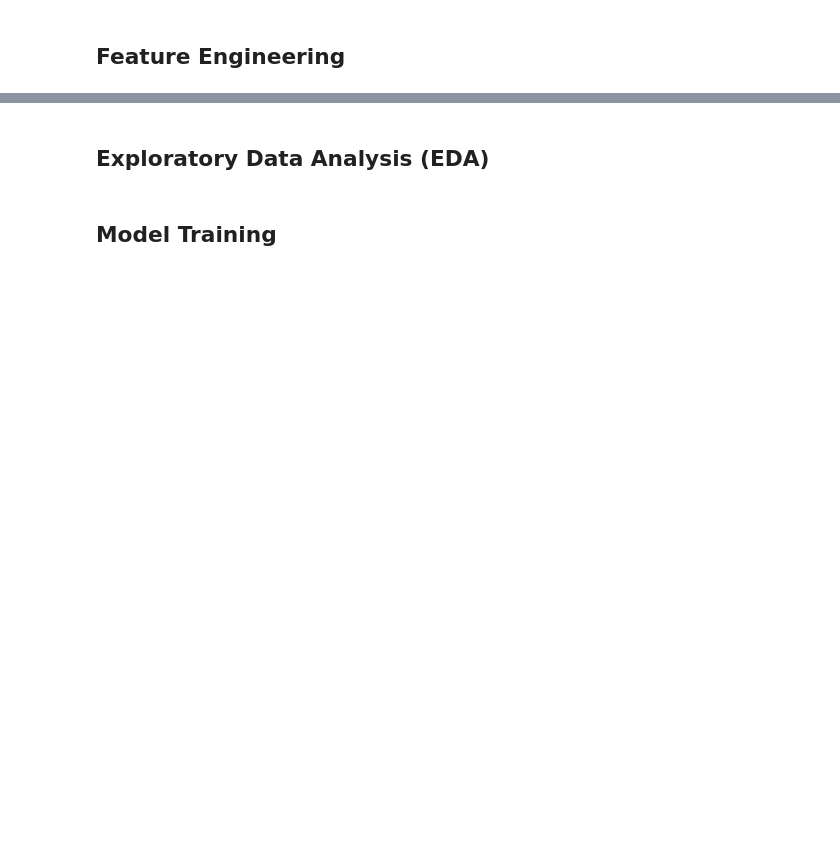
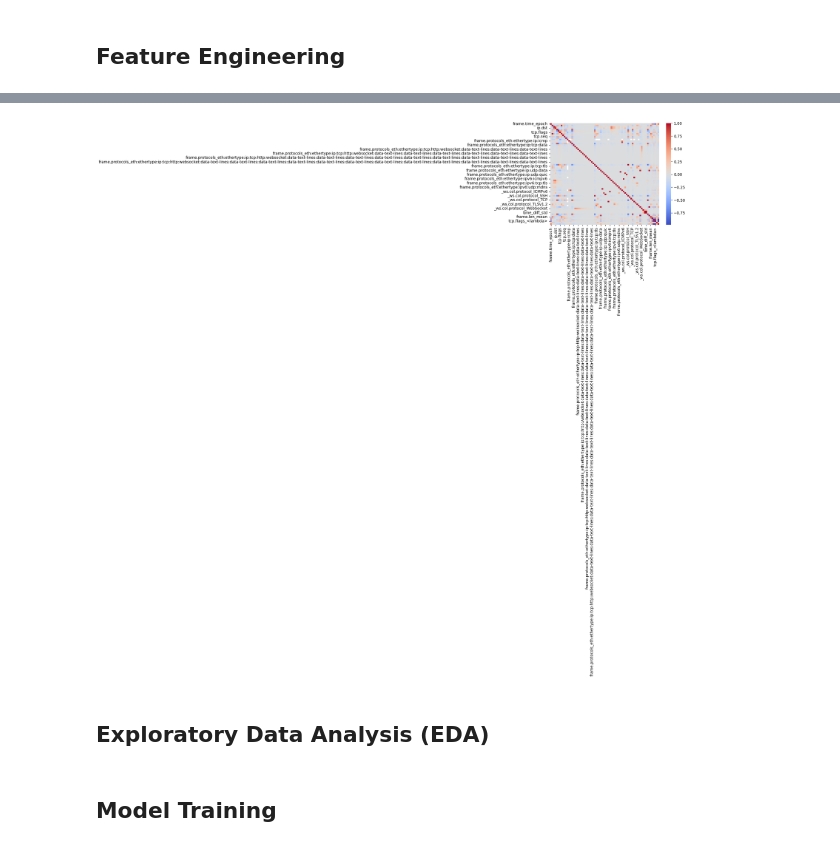
Before and after one commit to dogrod/quadcopter-research, a Jupyter notebook: ML/wifi_new.ipynb, the cells around one changed output, grey strips where cells are left out. Drawn from its saved outputs; the diff is of its cells as text; code cells hidden in the pictures; blank space fills up the shorter version.

```diff
--- a/ML/wifi_new.ipynb
+++ b/ML/wifi_new.ipynb
@@ -148,0 +325,8 @@ df.shape
+# %%
+df['frame.time_epoch'] = pd.to_numeric(df['frame.time_epoch'], errors='coerce')
+df = df.sort_values('frame.time_epoch')
+
+df['time_diff'] = df['frame.time_epoch'].diff().fillna(0)
+# Optionally, create rolling statistics
+df['time_diff_mean'] = df['time_diff'].rolling(window=10).mean().fillna(0)
+df['time_diff_std'] = df['time_diff'].rolling(window=10).std().fillna(0)
@@ -148,0 +335,3 @@ df.shape
+# %%
+df['is_tcp'] = df_original['_ws.col.protocol'].str.contains('TCP').astype(int)
+df['is_udp'] = df_original['_ws.col.protocol'].str.contains('UDP').astype(int)
@@ -148,0 +340,8 @@ df.shape
+# %%
+flow_features = df.groupby('tcp.stream').agg({
+    'frame.len': ['mean', 'sum', 'count'],
+    'tcp.flags': lambda x: x.sum(),
+    'time_diff': ['mean', 'sum']
+})
+flow_features.columns = ['_'.join(col).strip() for col in flow_features.columns.values]
+df = df.join(flow_features, on='tcp.stream', rsuffix='_agg')
@@ -148,0 +350,6 @@ df.shape
+# %%
+import seaborn as sns
+import matplotlib.pyplot as plt
+
+corr_matrix = df.corr()
+print(corr_matrix)
@@ -148,0 +379,5 @@ df.shape
+# %%
+sns.heatmap(corr_matrix, annot=False, cmap='coolwarm')
+plt.show()
+# %% [output]
+[figure, added]
```
Also changed, not shown: parts of 35 cells of this notebook.
